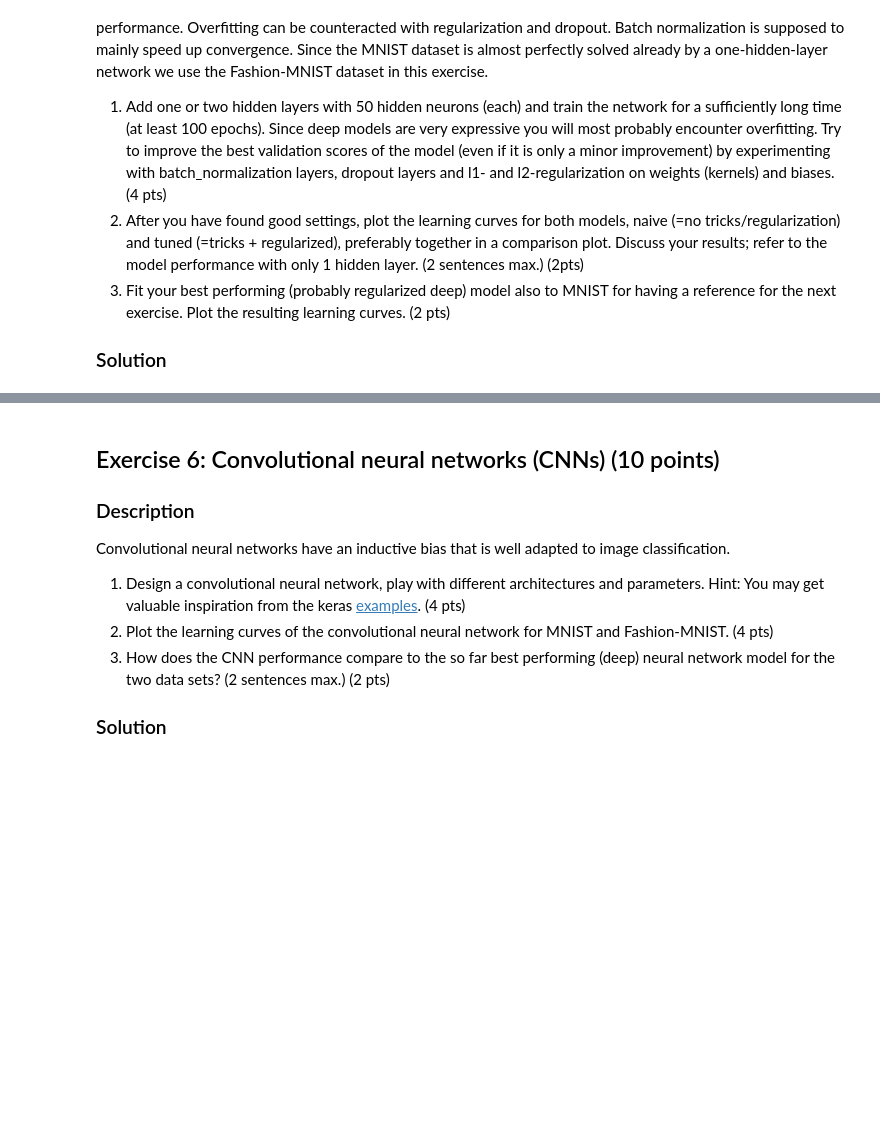
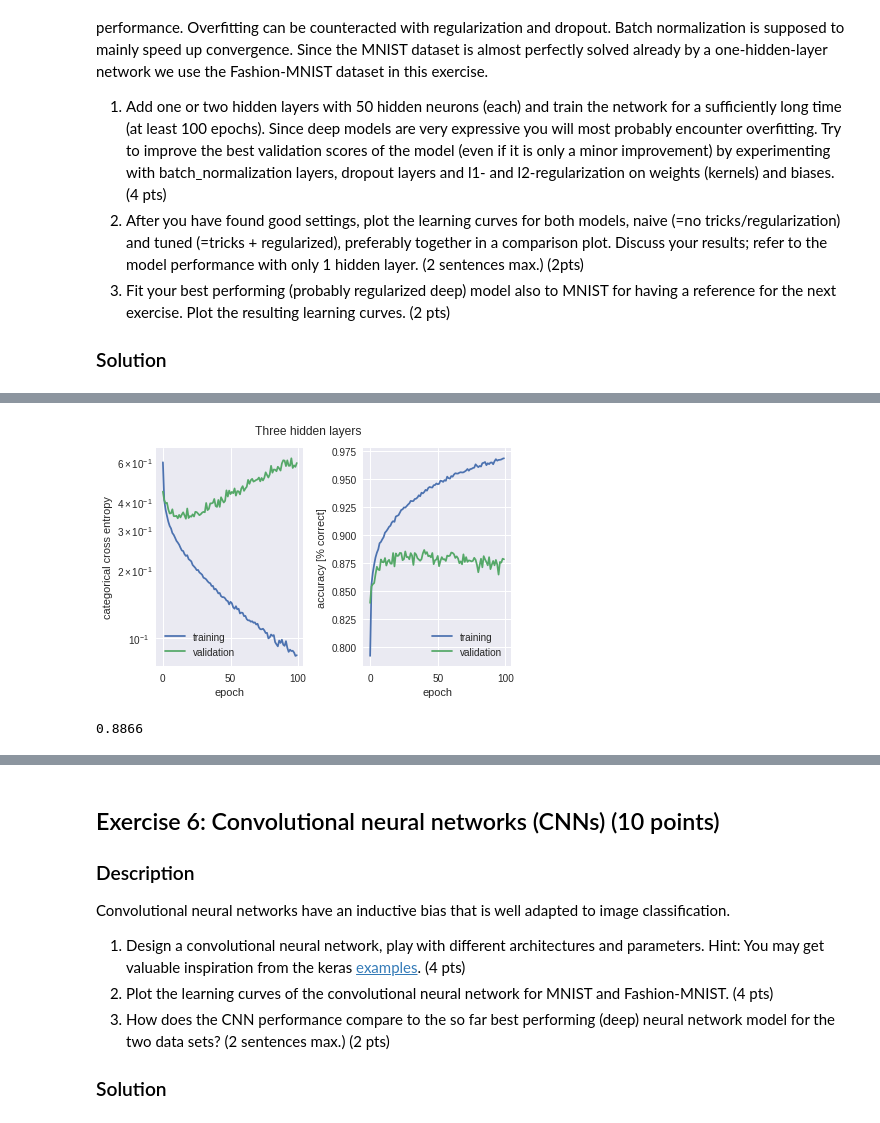
Before and after one commit to HannesRovina/ANN-Miniprojects2019, a Jupyter notebook: miniproject1.ipynb, the cells around one changed output, grey strips where cells are left out. Drawn from its saved outputs; the diff is of its cells as text; code cells hidden in the pictures; blank space fills up the shorter version.

```diff
--- a/miniproject1.ipynb
+++ b/miniproject1.ipynb
@@ -637,0 +688,15 @@ Answer to question 2 (comments):
+# %%
+net_three_hidden = construct_mlp_for_mnist(3, x_train.shape[1], [50, 50, 50], ['relu', 'relu', 'relu'])
+net_three_hidden.summary()
+
+max_epochs = 100
+
+net_three_hidden.compile(loss='categorical_crossentropy',
+                       optimizer=Adam(),
+                       metrics=['accuracy'])
+
+history_three_hidden = net_three_hidden.fit(x_fashion_train, y_fashion_train,
+                                        batch_size=minibatch_size,
+                                        epochs=max_epochs,
+                                        verbose=1,
+                                        validation_data=(x_fashion_test, y_fashion_test))
@@ -637,0 +721,8 @@ Answer to question 2 (comments):
+# %%
+figure = plot_history(history_three_hidden, 'Three hidden layers')
+# %% [output]
+[figure, added]
+# %%
+np.max(history_three_hidden.history['val_acc'])
+# %% [output]
+0.8866
```
Also changed, not shown: parts of 15 cells of this notebook.
